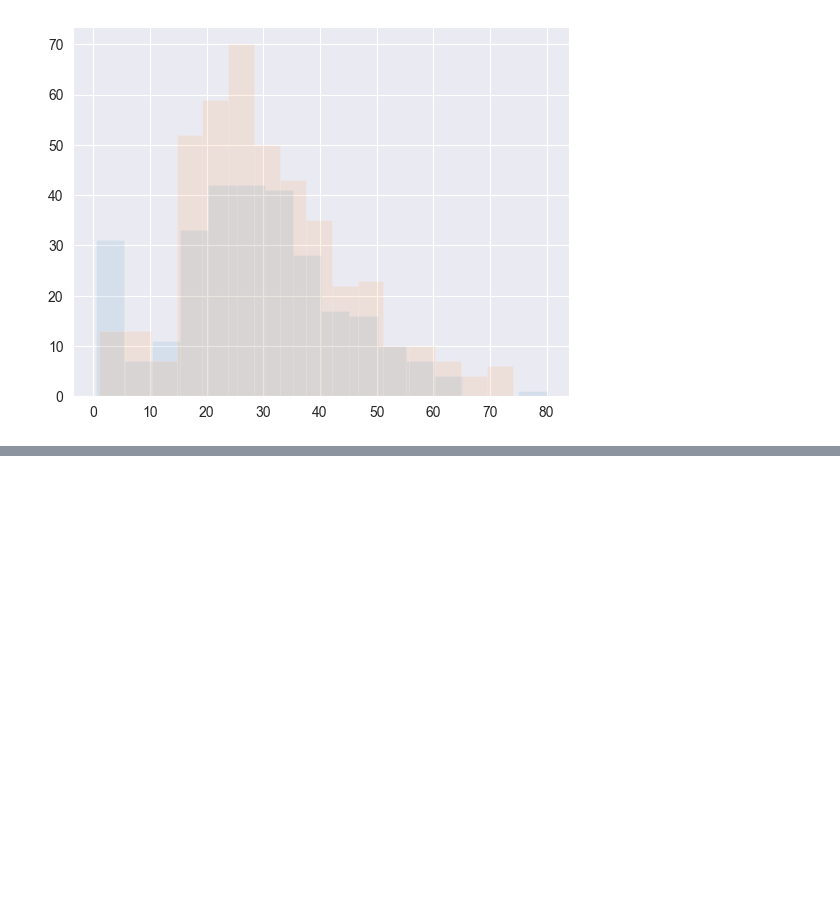
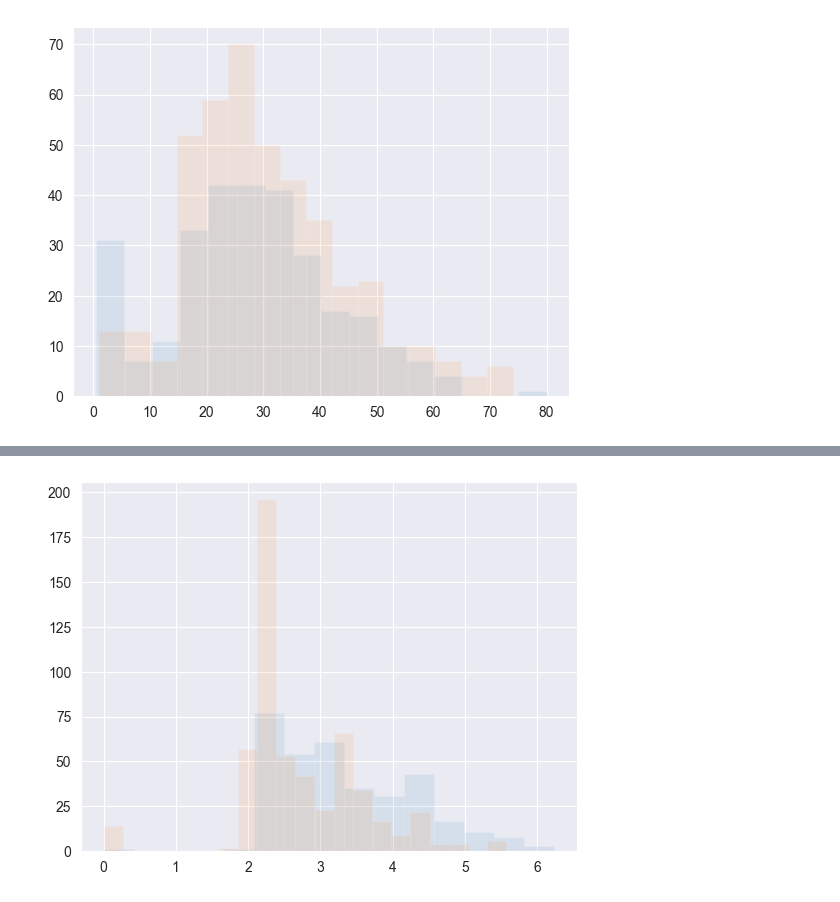
Before and after one commit to IBRINEI/MLHW2023, a Jupyter notebook: 03-linear-classification/Classification_HW.ipynb, the cells around one changed output, grey strips where cells are left out. Saved outputs shown, nothing was run; the diff lists cells and outputs as text; code cells hidden in the pictures; blank space fills up the shorter version.

```diff
--- a/03-linear-classification/Classification_HW.ipynb
+++ b/03-linear-classification/Classification_HW.ipynb
@@ -47,0 +62,6 @@ plt.show()
+# %%
+plt.hist(np.log(data[data.Survived == 1].Fare+1), bins='auto', alpha=0.1)
+plt.hist(np.log(data[data.Survived == 0].Fare+1), bins='auto', alpha=0.1)
+plt.show()
+# %% [output]
+[figure, added]
```
Also changed, not shown: parts of 7 cells of this notebook.
